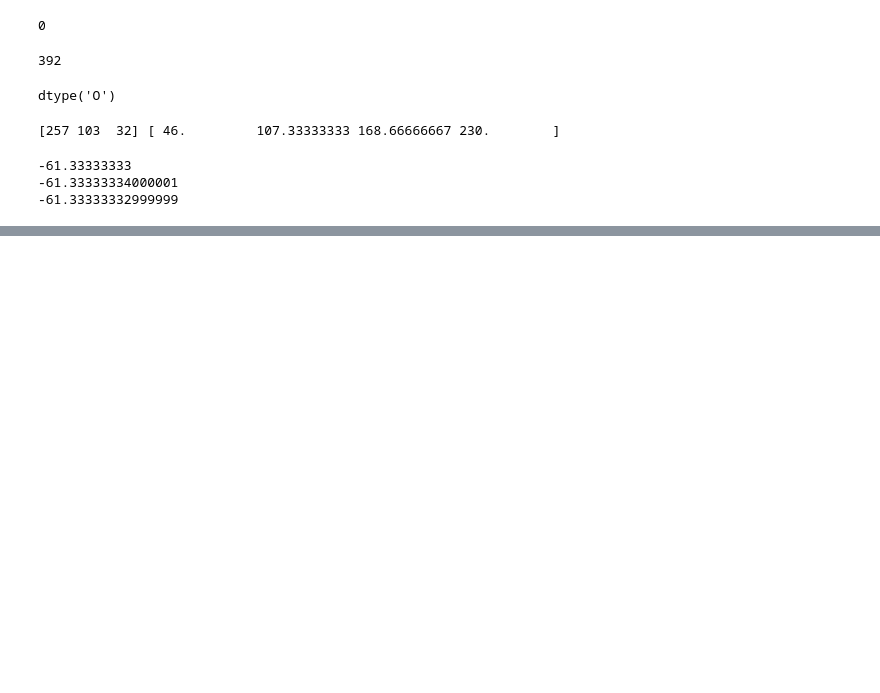
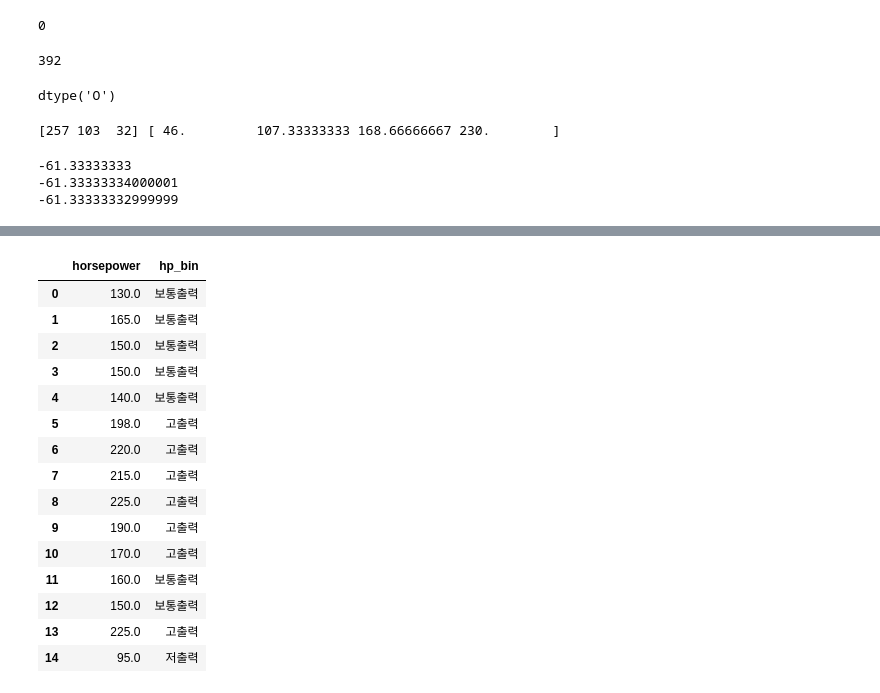
Before and after one commit to hayaboy/ADP_Practical_Exam, a Jupyter notebook: 3_5데이터_특성_공학.ipynb, the cells around one changed output, grey strips where cells are left out. Cells and saved outputs as stored; diff of their text form; code cells hidden in the pictures; blank space fills up the shorter version.

```diff
--- a/3_5데이터_특성_공학.ipynb
+++ b/3_5데이터_특성_공학.ipynb
@@ -346,3 +346,7 @@ print(168.66666667 - 230)
 -61.33333333
 -61.33333334000001
 -61.33333332999999
+# %%
+bin_names=['저출력','보통출력','고출력']
+# %%
+df['hp_bin']=pd.cut(x=df['horsepower'],bins=bin_dividers,labels=bin_names,include_lowest=True)
@@ -348,0 +369,19 @@ print(168.66666667 - 230)
+# %%
+df[['horsepower','hp_bin']].head(15)
+# %% [output]
+|  | horsepower | hp_bin |
+| 0 | 130.0 | 보통출력 |
+| 1 | 165.0 | 보통출력 |
+| 2 | 150.0 | 보통출력 |
+| 3 | 150.0 | 보통출력 |
+| 4 | 140.0 | 보통출력 |
+| 5 | 198.0 | 고출력 |
+| 6 | 220.0 | 고출력 |
+| 7 | 215.0 | 고출력 |
+| 8 | 225.0 | 고출력 |
+| 9 | 190.0 | 고출력 |
+| 10 | 170.0 | 고출력 |
+| 11 | 160.0 | 보통출력 |
+| 12 | 150.0 | 보통출력 |
+| 13 | 225.0 | 고출력 |
+| 14 | 95.0 | 저출력 |
```
Also changed, not shown: parts of 25 cells of this notebook.
